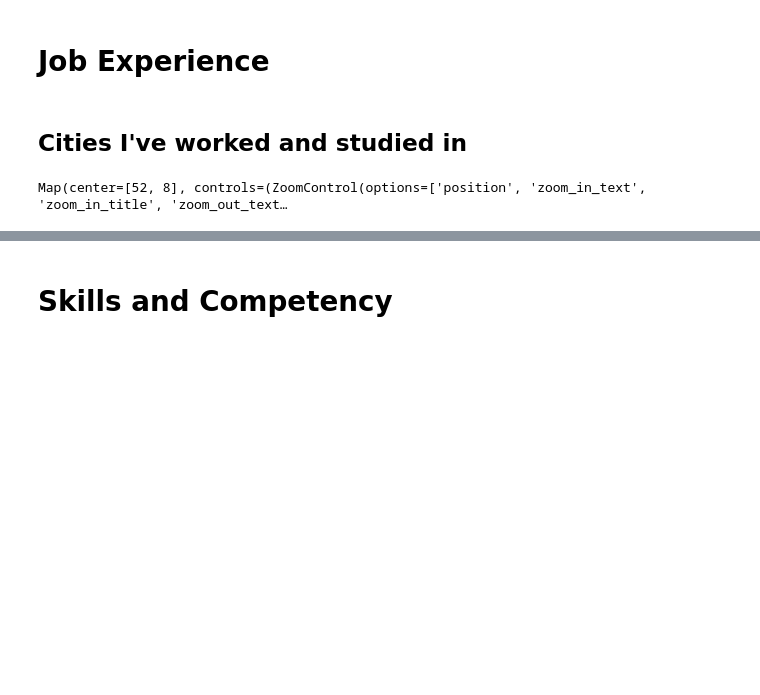
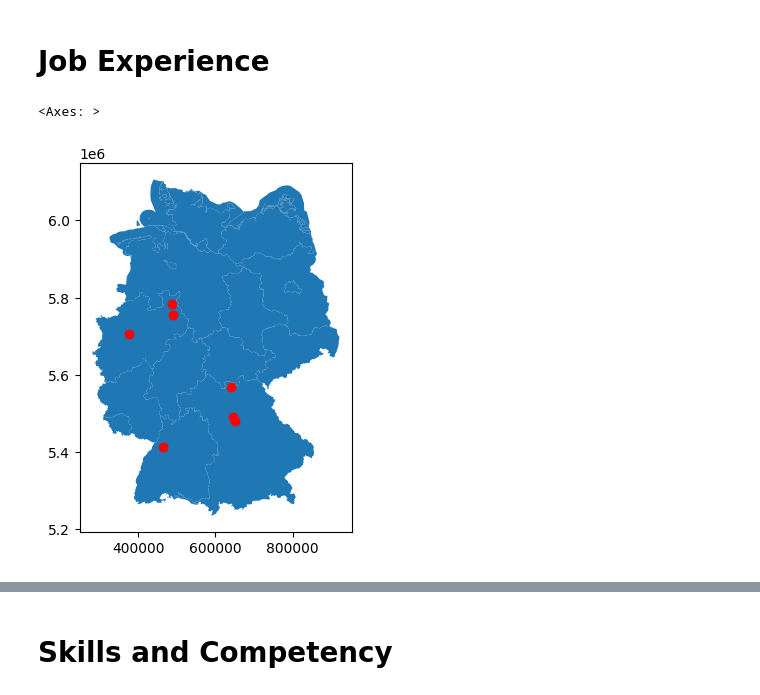
Before and after one commit to jboegeholz/curriculum_vitae_for_data_scientists, a Jupyter notebook: curriculum_vitae.ipynb, the cells around one changed output, grey strips where cells are left out. Cells and saved outputs as stored; diff of their text form; code cells hidden in the pictures; blank space fills up the shorter version.

```diff
--- a/curriculum_vitae.ipynb
+++ b/curriculum_vitae.ipynb
@@ -14,39 +19,44 @@ Image(filename='images/vr_experience.JPG')
 [figure]
 # %% [markdown]
 # Job Experience
-# %% [markdown]
-## Cities I've worked and studied in
-# %%
-from ipyleaflet import Map, Marker, basemaps, basemap_to_tiles
-
-m = Map(
-    basemap=basemaps.OpenStreetMap.Mapnik,
-    center=(52, 8),
-    zoom=5
-)
-cities = {  "Bad Oeynhausen":
-              { "latitude":52.207851, "longitude":8.804030},
-            "Detmold":
-              { "latitude":51.936284, "longitude":8.879153},
-            "Coburg":
-              { "latitude":50.258112, "longitude":10.964463},
-            "Bochum":
-              { "latitude":51.481811, "longitude":7.219664},
-            "Karlsbad":
-               { "latitude":48.881417, "longitude":8.507199},
-            "Nürnberg":
-               { "latitude":49.447537, "longitude":11.102352},
-             "Erlangen - Tennenlohe":
-               { "latitude":49.547055, "longitude":11.015774}
-          }
-
-for city, coordinates in cities.items():
-
-    m.add_layer(Marker(label=city, location=(coordinates["latitude"], coordinates["longitude"])))
-
-m
-# %% [output]
-Map(center=[52, 8], controls=(ZoomControl(options=['position', 'zoom_in_text', 'zoom_in_title', 'zoom_out_text…
+# %%
+# I've downloaded a shapefile of germany from
+# https://gdz.bkg.bund.de/index.php/default/digitale-geodaten/verwaltungsgebiete/verwaltungsgebiete-1-1-000-000-ebenen-stand-01-01-vg1000-ebenen-01-01.html
+
+germany_gdf = gpd.read_file("./data/VG1000_LAN.shp")
+
+# convert coordinates from Gauss-Krueger to UMT
+UMT_EPSG = 25832
+germany_gdf['geometry'] = germany_gdf['geometry'].to_crs(UMT_EPSG)
+# %%
+# TODO: put into database
+cities = {  "Bad Oeynhausen":
+              { "latitude":5783462, "longitude":486203},
+            "Detmold":
+              { "latitude":5754203, "longitude":490969},
+            "Coburg":
+              { "latitude":5569899, "longitude":640502},
+            "Bochum":
+              { "latitude":5704909, "longitude":376377},
+            "Karlsbad":
+               { "latitude":5414315, "longitude":463944},
+            "Nürnberg":
+               { "latitude":5479986, "longitude":650548},
+             "Erlangen - Tennenlohe":
+               { "latitude":5490337, "longitude":646549}
+          }
+
+cities_df = pd.DataFrame.from_dict(cities, orient='index')
+from shapely.geometry import Point
+cities_df["geometry"] = cities_df.apply (lambda row: Point(row.longitude,row.latitude), axis=1)
+city_gdf = gpd.GeoDataFrame(cities_df, geometry=cities_df.geometry)
+
+
+ax = germany_gdf.plot()
+city_gdf.plot(ax=ax, color="r")
+# %% [output]
+<Axes: >
+[figure, added]
 # %%
 jobs = pd.read_csv('./data/jobs.csv')
 explode = (0, 0, 0, 0, 0.1)
```
Also changed, not shown: parts of 3 cells of this notebook, 4 other files.
